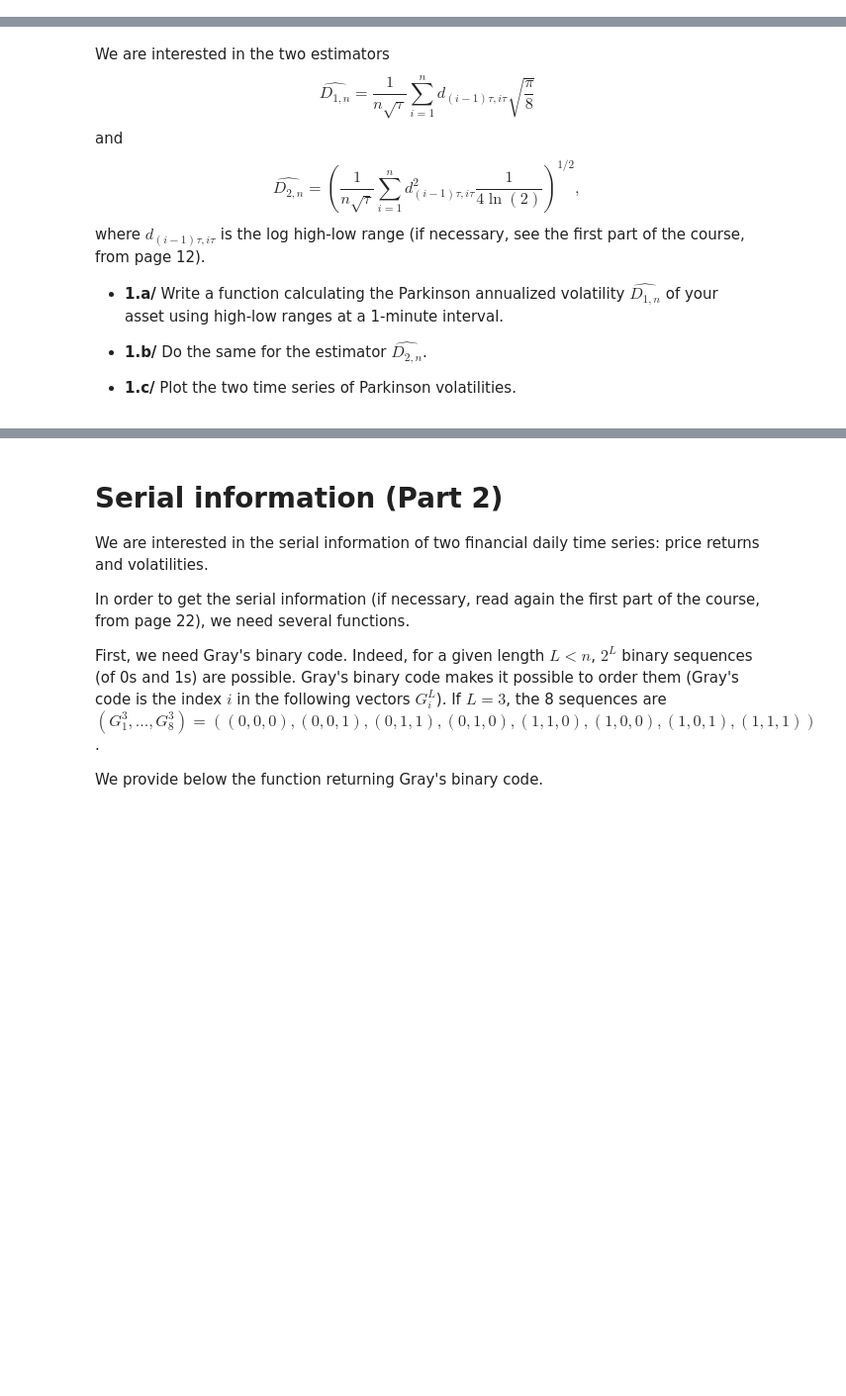
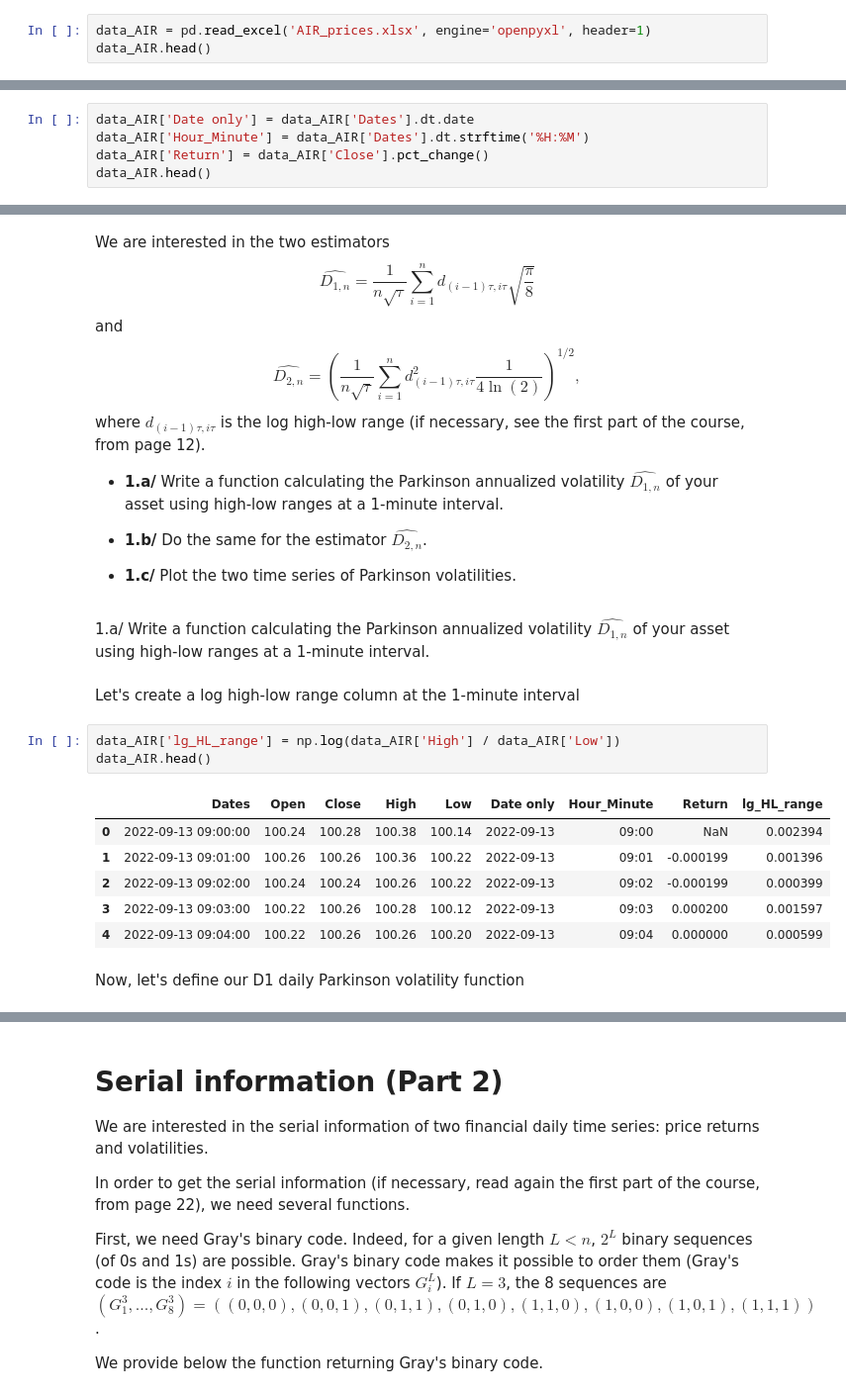
Before and after one commit to dianemans/Proj1_NPFD, a Jupyter notebook: Project Part 1_serial dependence of Parkinson volatility.ipynb, the cells around one changed output, grey strips where cells are left out. Shown at 99% size. Cells and saved outputs as stored; diff of their text form; blank space fills up the shorter version.

```diff
--- a/Project Part 1_serial dependence of Parkinson volatility.ipynb
+++ b/Project Part 1_serial dependence of Parkinson volatility.ipynb
@@ -21,3 +22,6 @@ import matplotlib.pyplot as plt
 You will use the dataset (Excel files) of one-minute observations (OHLC prices) provided in Moodle for TP1 (Session 1). The dataset consists in the 40 constituents of the French stock index CAC 40 (as of 2022/2023). The biggest capitalizations are: LVMH (MC), L'Oréal (OR), TotalEnergies (TTE), Sanofi (SAN), Hermès (RMS), Airbus (AIR)... You have to choose one of these stocks and work with it for all the project.
 
 The time range is September 2022-March 2023. Pay attention to the fact that some stocks don't have a price every minute (less liquid, like SW): avoid them.
+# %%
+data_AIR = pd.read_excel('AIR_prices.xlsx', engine='openpyxl', header=1)
+data_AIR.head()
@@ -23,0 +37,5 @@ The time range is September 2022-March 2023. Pay attention to the fact that some
+# %%
+data_AIR['Date only'] = data_AIR['Dates'].dt.date
+data_AIR['Hour_Minute'] = data_AIR['Dates'].dt.strftime('%H:%M')
+data_AIR['Return'] = data_AIR['Close'].pct_change()
+data_AIR.head()
@@ -35,3 +86,19 @@ where $d_{(i-1)\tau,i\tau}$ is the log high-low range (if necessary, see the fir
 * **1.b/** Do the same for the estimator $\widehat{D_{2,n}}$.
 
 * **1.c/** Plot the two time series of Parkinson volatilities.
+# %% [markdown]
+1.a/ Write a function calculating the Parkinson annualized volatility $\widehat{D_{1,n}}$ of your asset using high-low ranges at a 1-minute interval.
+# %% [markdown]
+Let's create a log high-low range column at the 1-minute interval
+# %%
+data_AIR['lg_HL_range'] = np.log(data_AIR['High'] / data_AIR['Low'])
+data_AIR.head()
+# %% [output]
+|  | Dates | Open | Close | High | Low | Date only | Hour_Minute | Return | lg_HL_range |
+| 0 | 2022-09-13 09:00:00 | 100.24 | 100.28 | 100.38 | 100.14 | 2022-09-13 | 09:00 | NaN | 0.002394 |
+| 1 | 2022-09-13 09:01:00 | 100.26 | 100.26 | 100.36 | 100.22 | 2022-09-13 | 09:01 | -0.000199 | 0.001396 |
+| 2 | 2022-09-13 09:02:00 | 100.24 | 100.24 | 100.26 | 100.22 | 2022-09-13 | 09:02 | -0.000199 | 0.000399 |
+| 3 | 2022-09-13 09:03:00 | 100.22 | 100.26 | 100.28 | 100.12 | 2022-09-13 | 09:03 | 0.000200 | 0.001597 |
+| 4 | 2022-09-13 09:04:00 | 100.22 | 100.26 | 100.26 | 100.20 | 2022-09-13 | 09:04 | 0.000000 | 0.000599 |
+# %% [markdown]
+Now, let's define our D1 daily Parkinson volatility function
```
Also changed, not shown: parts of 15 cells of this notebook.
